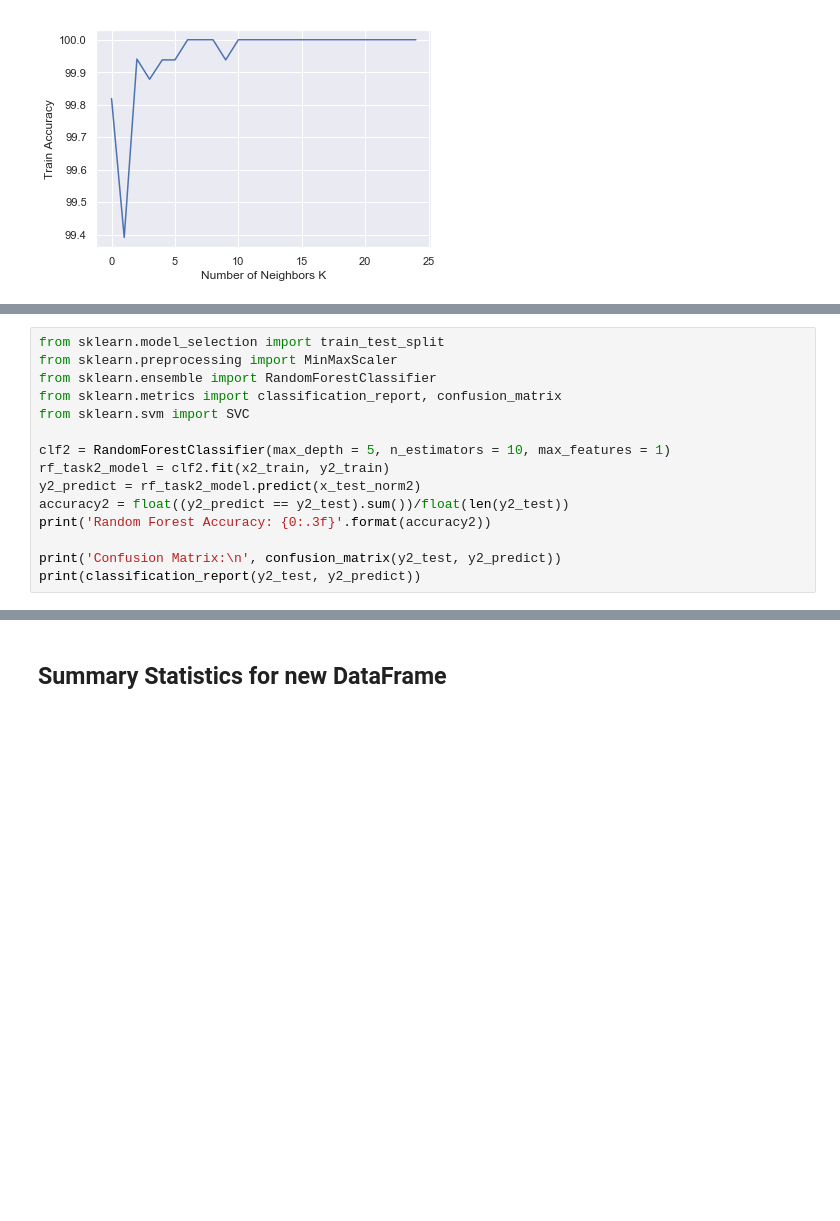
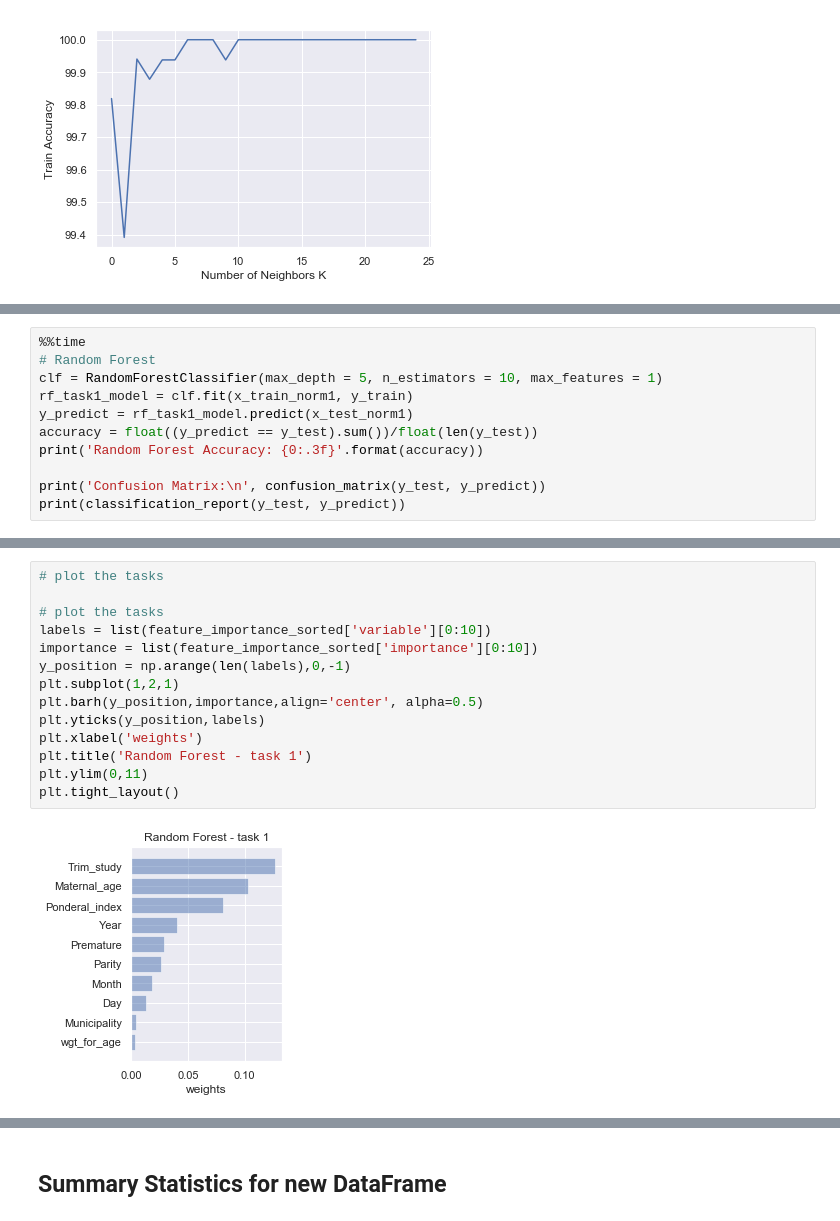
Before and after one commit to hebernielsen/DM-7331-Project-2, a Jupyter notebook: MSDS7330_Project2_CRISP-DM-LMAGANTI.ipynb, the cells around one changed output, grey strips where cells are left out. Cells and saved outputs as stored; diff of their text form; blank space fills up the shorter version.

Commit message:
SVM,Random Forest,Decision Tree Models

```diff
--- a/MSDS7330_Project2_CRISP-DM-LMAGANTI.ipynb
+++ b/MSDS7330_Project2_CRISP-DM-LMAGANTI.ipynb
@@ -364,16 +383,12 @@ The optimal number of neighbors is 6 with 100.0%
 # %%
-from sklearn.model_selection import train_test_split
-from sklearn.preprocessing import MinMaxScaler
-from sklearn.ensemble import RandomForestClassifier
-from sklearn.metrics import classification_report, confusion_matrix
-from sklearn.svm import SVC
+%%time
+# Random Forest
+clf = RandomForestClassifier(max_depth = 5, n_estimators = 10, max_features = 1)
+rf_task1_model = clf.fit(x_train_norm1, y_train)
+y_predict = rf_task1_model.predict(x_test_norm1)
+accuracy = float((y_predict == y_test).sum())/float(len(y_test))
+print('Random Forest Accuracy: {0:.3f}'.format(accuracy))
 
-clf2 = RandomForestClassifier(max_depth = 5, n_estimators = 10, max_features = 1)
-rf_task2_model = clf2.fit(x2_train, y2_train)
-y2_predict = rf_task2_model.predict(x_test_norm2)
-accuracy2 = float((y2_predict == y2_test).sum())/float(len(y2_test))
-print('Random Forest Accuracy: {0:.3f}'.format(accuracy2))
-
-print('Confusion Matrix:\n', confusion_matrix(y2_test, y2_predict))
-print(classification_report(y2_test, y2_predict))
+print('Confusion Matrix:\n', confusion_matrix(y_test, y_predict))
+print(classification_report(y_test, y_predict))
 # %% [output]
@@ -403,0 +432,16 @@ Top 10 Important Features:
+# %%
+# plot the tasks
+
+# plot the tasks
+labels = list(feature_importance_sorted['variable'][0:10])
+importance = list(feature_importance_sorted['importance'][0:10])
+y_position = np.arange(len(labels),0,-1)
+plt.subplot(1,2,1)
+plt.barh(y_position,importance,align='center', alpha=0.5)
+plt.yticks(y_position,labels)
+plt.xlabel('weights')
+plt.title('Random Forest - task 1')
+plt.ylim(0,11)
+plt.tight_layout()
+# %% [output]
+[figure, added]
```
Also changed, not shown: parts of 31 cells of this notebook.
